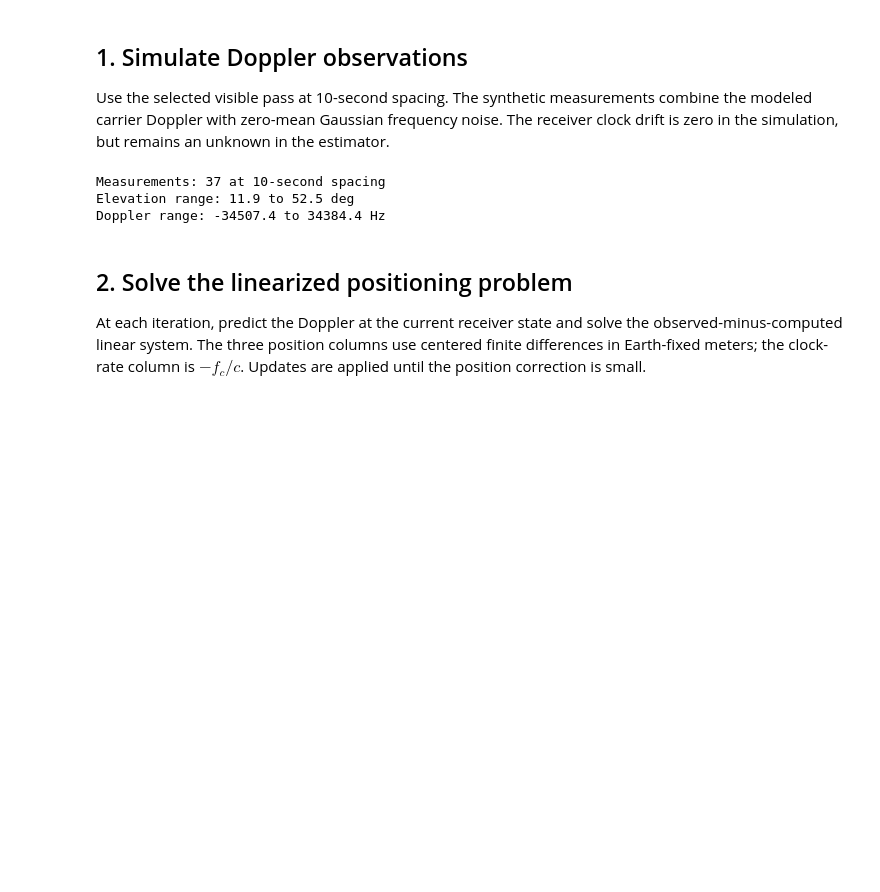
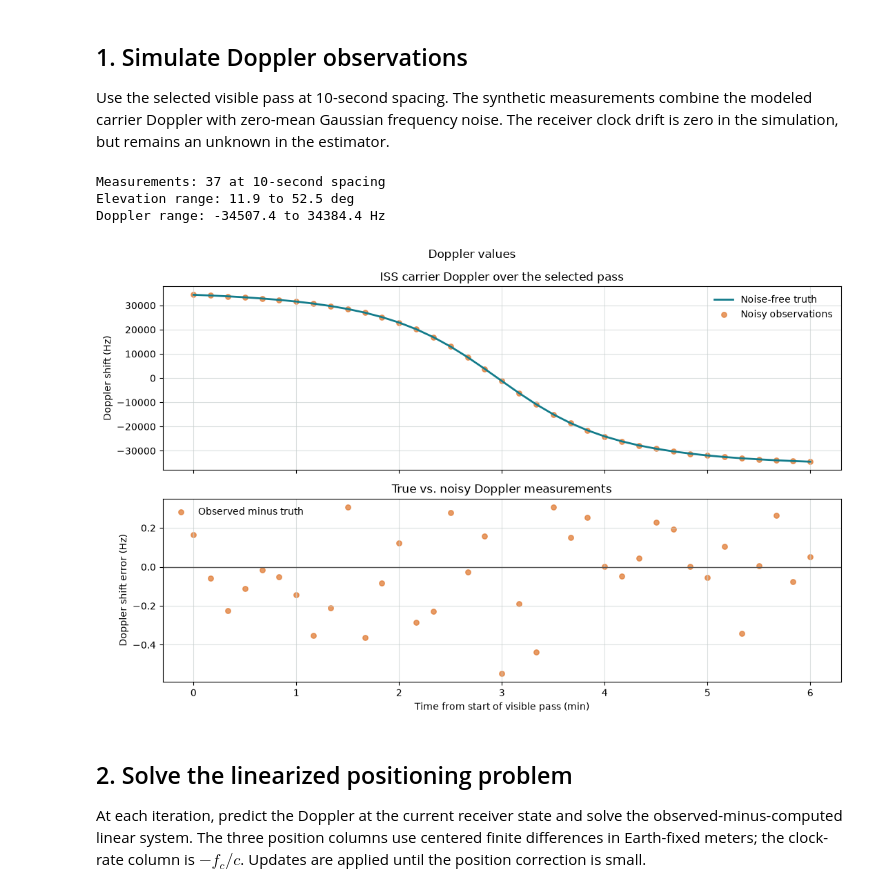
Before and after one commit to mgfernan/uab-positioning, a Jupyter notebook: notebooks/leo_doppler_positioning.ipynb, the cells around one changed output. Cells and saved outputs as stored; diff of their text form; code cells hidden in the pictures; blank space fills up the shorter version.

```diff
--- a/notebooks/leo_doppler_positioning.ipynb
+++ b/notebooks/leo_doppler_positioning.ipynb
@@ -226,60 +214,50 @@ Measurements: 37 at 10-second spacing
 Elevation range: 11.9 to 52.5 deg
 Doppler range: -34507.4 to 34384.4 Hz
 # %%
+elapsed_minutes = sample_seconds / 60.0
+figure, axes = plt.subplots(2, 1, figsize=(11, 7), sharex=True)
 
-elapsed_minutes = sample_seconds / 60.0
-figure = make_subplots(
-    rows=2,
-    cols=1,
-    shared_xaxes=True,
-    vertical_spacing=0.12,
-    subplot_titles=("ISS carrier Doppler over the selected pass", "True vs. noisy Doppler measurements"),
+axes[0].plot(
+    elapsed_minutes,
+    true_doppler_hz,
+    color="#137c8b",
+    linewidth=2,
+    label="Noise-free truth",
 )
-figure.add_trace(
-    go.Scatter(
-        x=elapsed_minutes,
-        y=true_doppler_hz,
-        mode="lines",
-        name="Noise-free truth",
-        line={"color": "#137c8b", "width": 2},
-    ),
-    row=1,
-    col=1,
+axes[0].scatter(
+    elapsed_minutes,
+    observed_doppler_hz,
+    color="#e07a32",
+    s=28,
+    alpha=0.75,
+    label="Noisy observations",
 )
-figure.add_trace(
-    go.Scatter(
-        x=elapsed_minutes,
-        y=observed_doppler_hz,
-        mode="markers",
-        name="Noisy observations",
-        marker={"color": "#e07a32", "size": 7, "opacity": 0.75},
-    ),
-    row=1,
-    col=1,
+axes[0].set_title("ISS carrier Doppler over the selected pass")
+axes[0].set_ylabel("Doppler shift (Hz)")
+axes[0].legend(frameon=False)
+
+axes[1].scatter(
+    elapsed_minutes,
+    observed_doppler_hz - true_doppler_hz,
+    color="#e07a32",
+    s=28,
+    alpha=0.75,
+    label="Observed minus truth",
 )
-figure.add_trace(
-    go.Scatter(
-        x=elapsed_minutes,
-        y=observed_doppler_hz - true_doppler_hz,
-        mode="markers",
-        name="True vs. Noisy observations",
-        marker={"color": "#e07a32", "size": 7, "opacity": 0.75},
-    ),
-    row=2,
-    col=1,
-)
+axes[1].axhline(0.0, color="#555555", linewidth=1)
+axes[1].set_title("True vs. noisy Doppler measurements")
+axes[1].set_xlabel("Time from start of visible pass (min)")
+axes[1].set_ylabel("Doppler shift error (Hz)")
+axes[1].legend(frameon=False)
 
-figure.update_yaxes(title_text="Doppler shift (Hz)", row=1, col=1)
-figure.update_yaxes(title_text="Doppler shift error (Hz)", row=2, col=1)
-figure.update_layout(
-    title="Doppler values",
-    height=600,
-    template="plotly_white",
-    hovermode="x unified",
-    legend={"orientation": "h", "yanchor": "bottom", "y": 1.02, "xanchor": "left", "x": 0.0},
-    margin={"l": 70, "r": 25, "t": 110, "b": 55},
-)
-figure.show()
+for axis in axes:
+    axis.grid(True, color="#c7cfce", alpha=0.65)
+
+figure.suptitle("Doppler values")
+figure.tight_layout()
+plt.show()
+# %% [output]
+[figure, added]
 # %% [markdown]
 ## 2. Solve the linearized positioning problem
 
```
Also changed, not shown: parts of 2 cells of this notebook.
